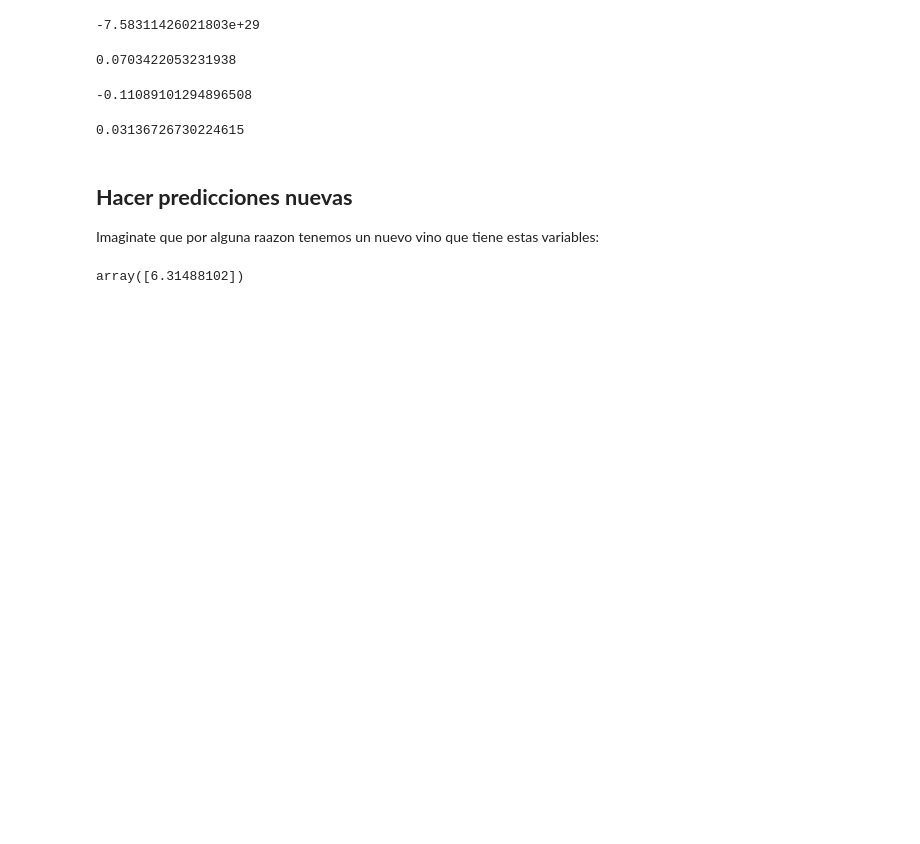
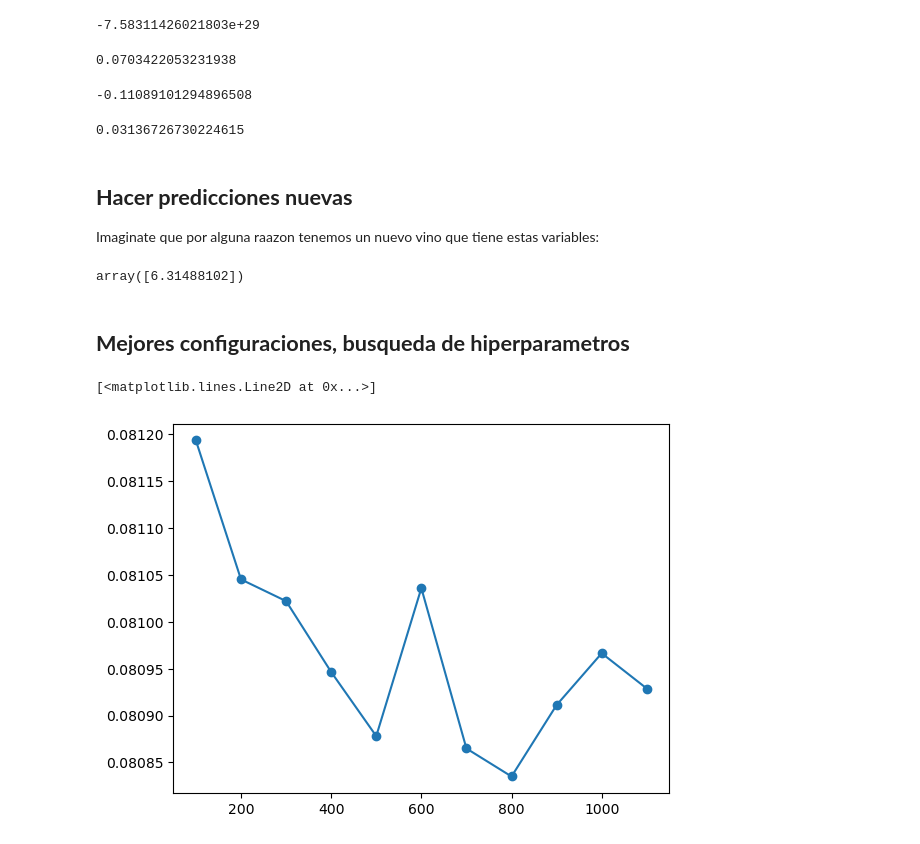
Before and after one commit to TheMaorba/MachineLearning, a Jupyter notebook: 2daSemana/Sabado 14 Noviembre/Modelo.ipynb, the cells around one changed output. Cells and saved outputs as stored; diff of their text form; code cells hidden in the pictures; blank space fills up the shorter version.

Commit message:
Cambios en el modelo
Para añadir el grafico

```diff
--- a/2daSemana/Sabado 14 Noviembre/Modelo.ipynb
+++ b/2daSemana/Sabado 14 Noviembre/Modelo.ipynb
@@ -300,3 +300,41 @@ nuevo=np.array([8.2,0,0.5,14,0.54,69,224,1,3.5,1.73,12])
 hgb_reg.predict(nuevo.reshape(1,-1))
 # %% [output]
 array([6.31488102])
+# %% [markdown]
+## **Mejores configuraciones, busqueda de hiperparametros**
+# %%
+# Deep Search Opciones viejas
+X_train, X_test, y_train, y_test = train_test_split(
+    X, y, test_size=0.2, random_state=42
+)
+
+def correr_modelo(a):
+    rf = RandomForestRegressor(
+        n_estimators=a,
+        random_state=42,
+        max_depth=16,
+        min_samples_leaf=4,
+        min_samples_split=6,
+        max_features="sqrt",
+        n_jobs=-1,
+        bootstrap=True
+    )
+
+    rf.fit(X_train, y_train)
+    pred = rf.predict(X_test)
+    # print("MAPE:", mean_absolute_percentage_error(y_test, pred))
+    # print("RMSE:", np.sqrt(mean_squared_error(y_test, pred)))
+    # print("R3 score:", r2_score(y_test, pred))
+    return mean_absolute_percentage_error(y_test, pred)
+# %%
+n_est,r2sc=[],[]
+for i in np.arange(100,1200,100):
+  # print("n_estimators={}".format(i))
+  correr_modelo(i)
+  n_est.append(i)
+  r2sc.append(correr_modelo(i))
+# %%
+plt.plot(n_est, r2sc,marker="o")
+# %% [output]
+[<matplotlib.lines.Line2D at 0x...>]
+[figure, added]
```
